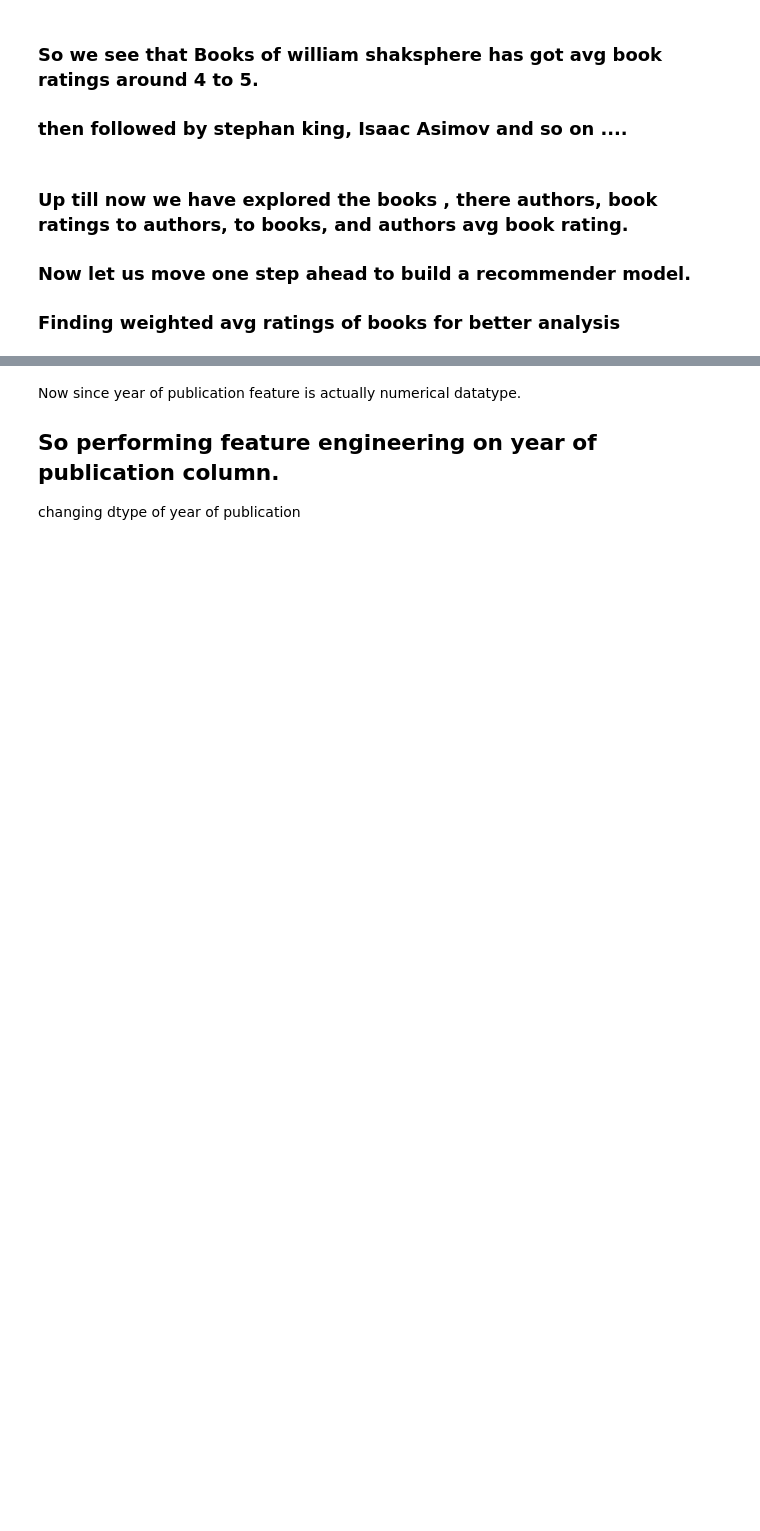
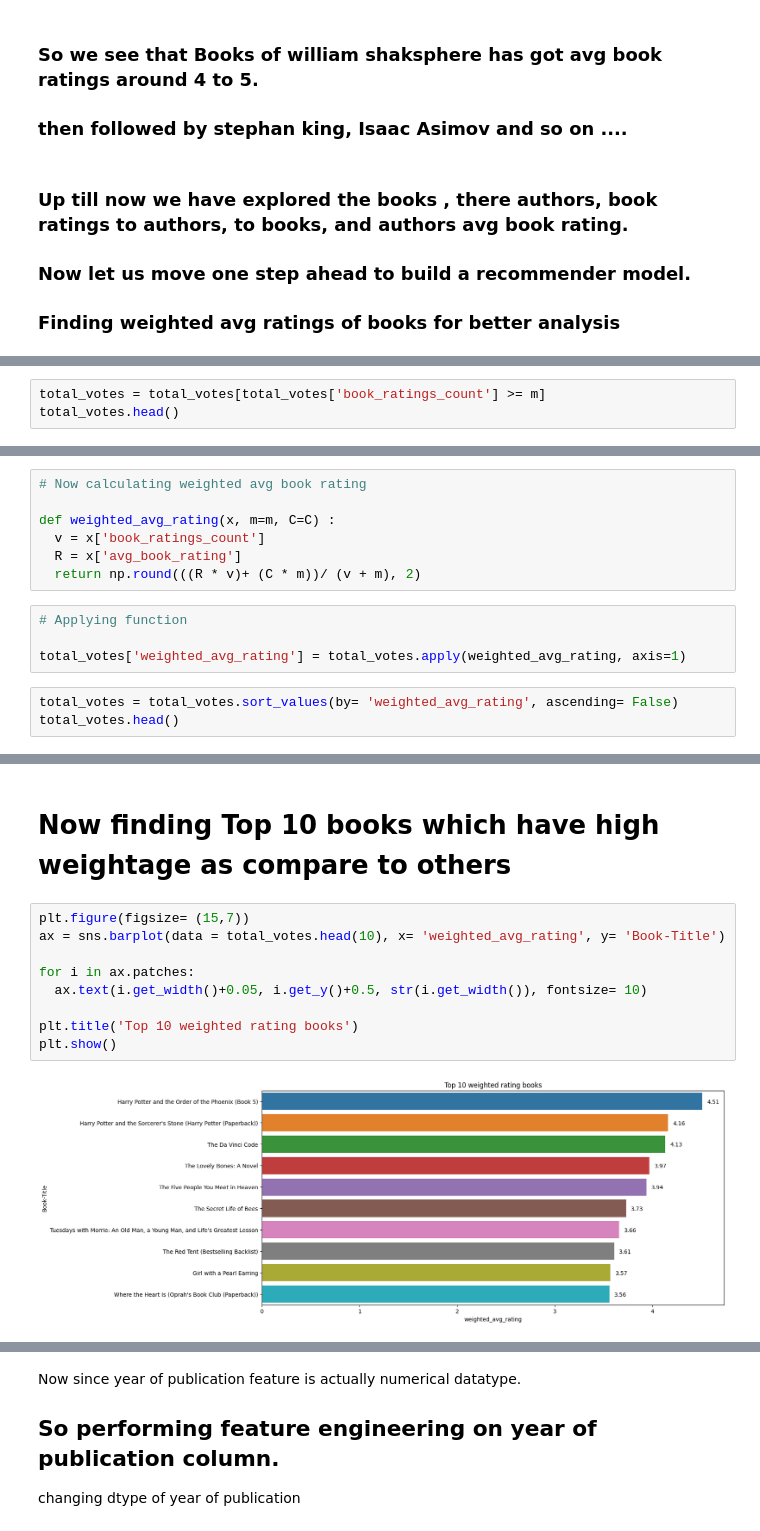
Before and after one commit to Suraj-7077/Unsupervised-ML-Book-Recommendation-system-Model, a Jupyter notebook: Unsupervised_ML_Capstone_Project_IV_.ipynb, the cells around one changed output, grey strips where cells are left out. Cells and saved outputs as stored; diff of their text form; blank space fills up the shorter version.

```diff
--- a/Unsupervised_ML_Capstone_Project_IV_.ipynb
+++ b/Unsupervised_ML_Capstone_Project_IV_.ipynb
@@ -987,0 +953,3 @@ Now we dont have any missing values in book data.
+# %%
+total_votes = total_votes[total_votes['book_ratings_count'] >= m]
+total_votes.head()
@@ -987,0 +963,14 @@ Now we dont have any missing values in book data.
+# %%
+# Now calculating weighted avg book rating
+
+def weighted_avg_rating(x, m=m, C=C) :
+  v = x['book_ratings_count']
+  R = x['avg_book_rating']
+  return np.round(((R * v)+ (C * m))/ (v + m), 2)
+# %%
+# Applying function
+
+total_votes['weighted_avg_rating'] = total_votes.apply(weighted_avg_rating, axis=1)
+# %%
+total_votes = total_votes.sort_values(by= 'weighted_avg_rating', ascending= False)
+total_votes.head()
@@ -987,0 +984,13 @@ Now we dont have any missing values in book data.
+# %% [markdown]
+# Now finding Top 10 books which have high weightage as compare to others
+# %%
+plt.figure(figsize= (15,7))
+ax = sns.barplot(data = total_votes.head(10), x= 'weighted_avg_rating', y= 'Book-Title')
+
+for i in ax.patches:
+  ax.text(i.get_width()+0.05, i.get_y()+0.5, str(i.get_width()), fontsize= 10)
+
+plt.title('Top 10 weighted rating books')
+plt.show()
+# %% [output]
+[figure, added]
```
Also changed, not shown: parts of 44 cells of this notebook.
